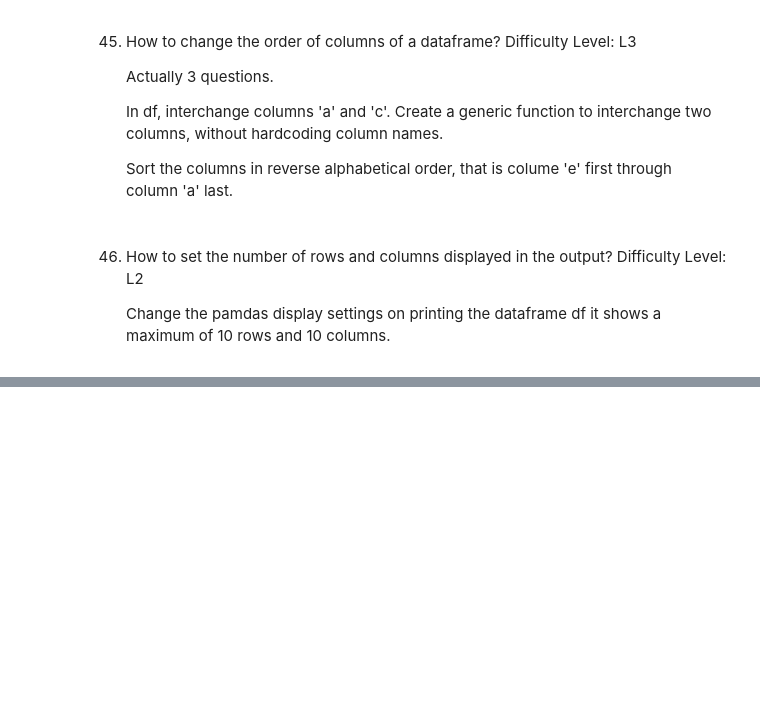
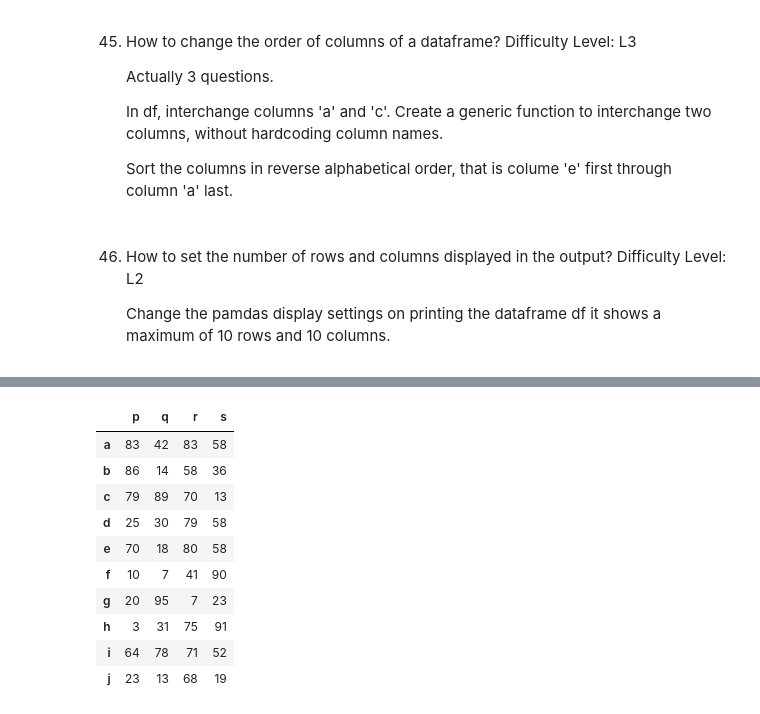
Before and after one commit to OctavioRdz17/01_deep_python, a Jupyter notebook: Clase 04/101ejercicios_pandas.ipynb, the cells around one changed output, grey strips where cells are left out. Drawn from its saved outputs; the diff is of its cells as text; code cells hidden in the pictures; blank space fills up the shorter version.

```diff
--- a/Clase 04/101ejercicios_pandas.ipynb
+++ b/Clase 04/101ejercicios_pandas.ipynb
@@ -639,0 +876,15 @@ df
+# %%
+df = pd.DataFrame(np.random.randint(1,100, 40).reshape(10, -1), columns=list('pqrs'), index=list('abcdefghij'))
+df
+# %% [output]
+|  | p | q | r | s |
+| a | 83 | 42 | 83 | 58 |
+| b | 86 | 14 | 58 | 36 |
+| c | 79 | 89 | 70 | 13 |
+| d | 25 | 30 | 79 | 58 |
+| e | 70 | 18 | 80 | 58 |
+| f | 10 | 7 | 41 | 90 |
+| g | 20 | 95 | 7 | 23 |
+| h | 3 | 31 | 75 | 91 |
+| i | 64 | 78 | 71 | 52 |
+| j | 23 | 13 | 68 | 19 |
```
Also changed, not shown: parts of 63 cells of this notebook.
